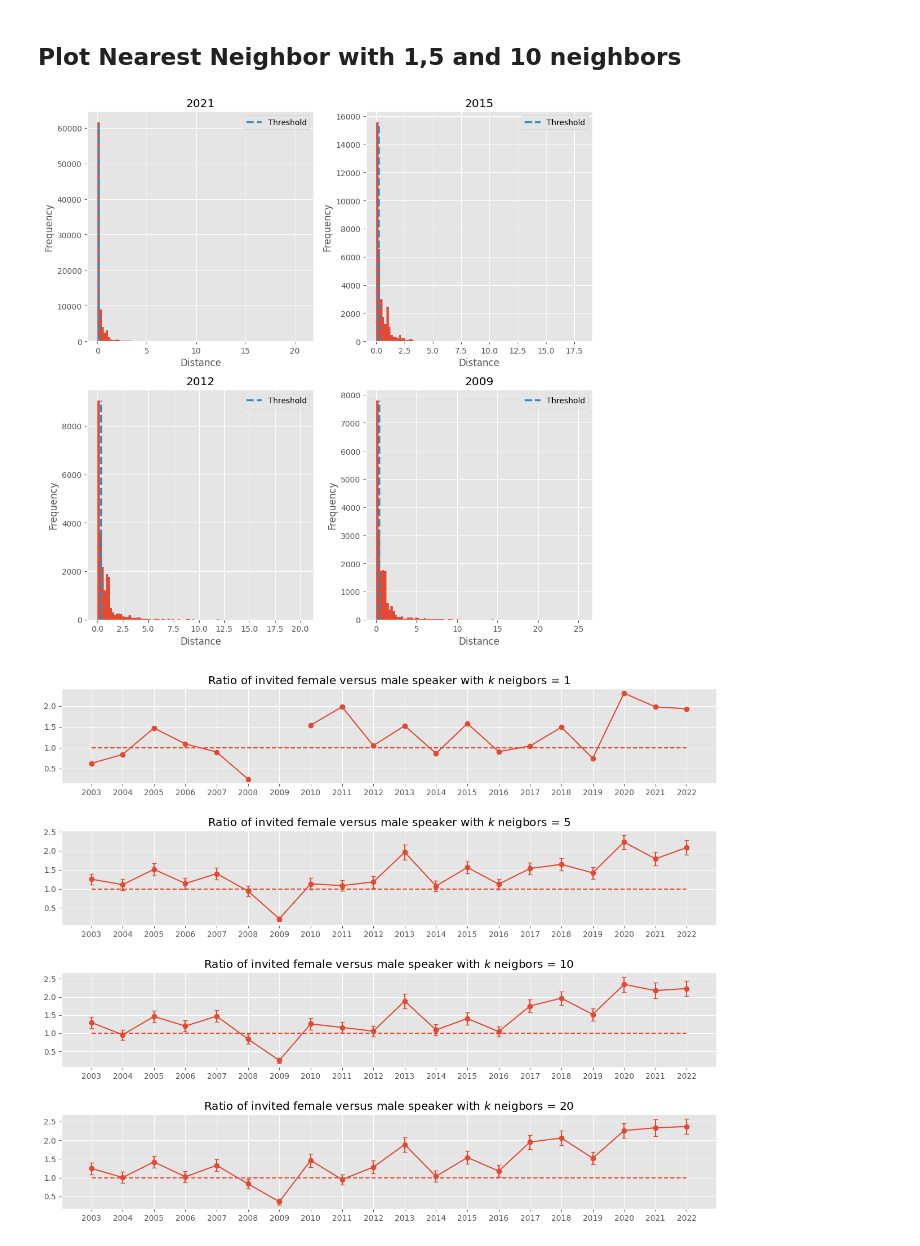
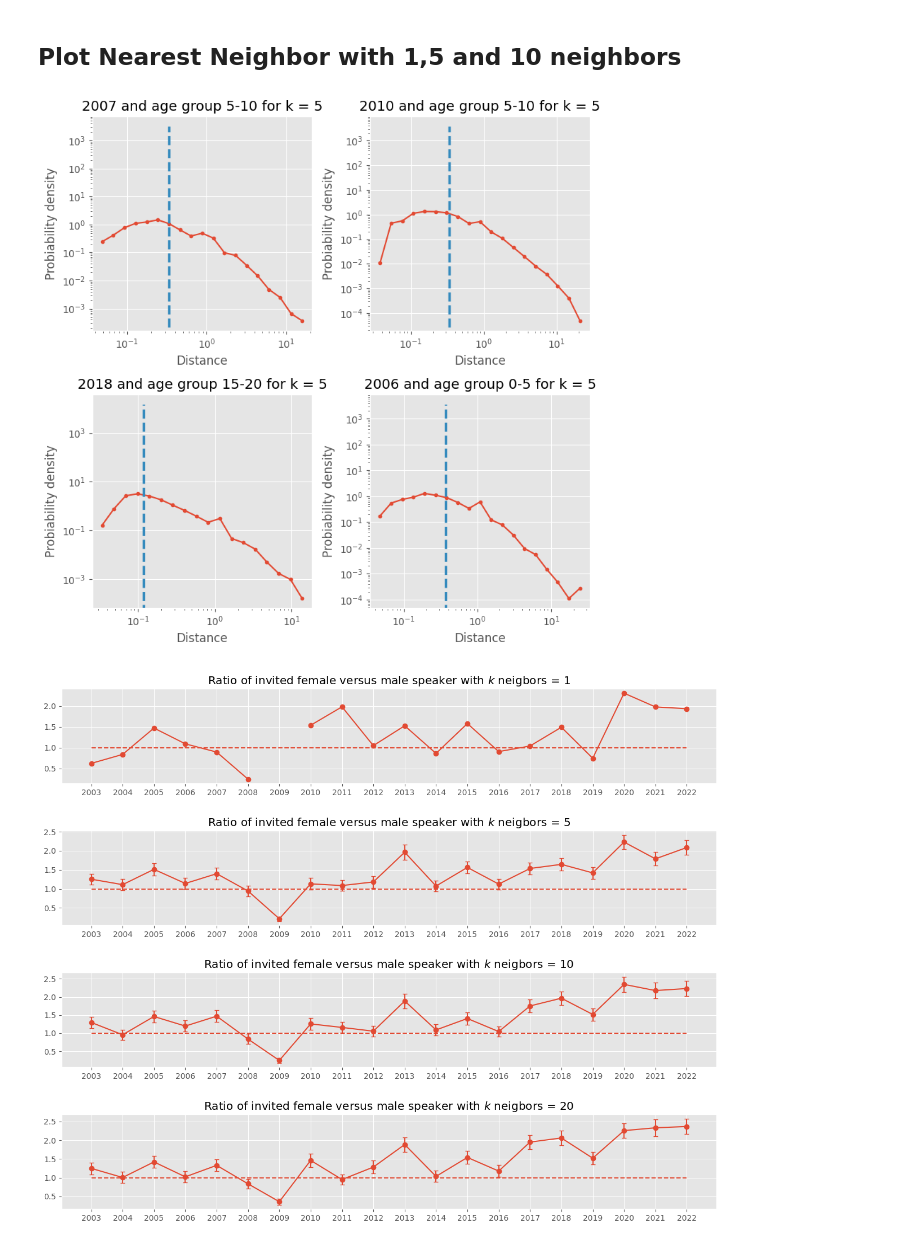
Before and after one commit to mariespedersen/Thesis_github, a Jupyter notebook: Similarity_Matching_NEW.ipynb, the cells around one changed output. Saved outputs shown, nothing was run; the diff lists cells and outputs as text; code cells hidden in the pictures.

Commit message:
log log plots

```diff
--- a/Similarity_Matching_NEW.ipynb
+++ b/Similarity_Matching_NEW.ipynb
@@ -88,30 +92,41 @@ def KNN_distance(df, k, q, ax=None):
 
     # Find threshold
     threshold = np.quantile(distances.flatten(),q=q)
+    # exlude distances = 0
+    distances = distances[distances != 0]
 
     # Use the provided subplot (if any)
     if ax is not None:
-        ax.hist(distances.flatten(),bins=100)
+        # Prepare data for log-log histogram
+        bins = np.logspace(np.log10(min(distances.flatten())), np.log10(max(distances.flatten())), 20)
+        hist,edges = np.histogram(distances.flatten(), bins=bins, density=True)
+        x = (edges[1:]+edges[:-1])/2.
+
+        xx,yy = zip(*[(i,j) for (i,j) in zip(x,hist) if j>0])
+
+        ax.plot(xx, yy,marker='.')
         height = max(np.histogram(distances.flatten(),bins=100)[0])
-        ax.vlines(threshold,0,height,colors="C1",linestyles="dashed",label='Threshold',linewidth=2.5)
-        ax.set_title(str(df['Year'].unique()[0]) + ' and age group ' + str(df['Age Group'].unique()[0]) + ' for k = ' + str(k) + ' and q = ' + str(q),fontsize=14)
+        ax.vlines(threshold,0,height,colors="C1",linestyles="dashed",label='Threshold: '+str(q*100)+'%' ,linewidth=2.5)
+        ax.set_title(str(df['Year'].unique()[0]) + ' and age group ' + str(df['Age Group'].unique()[0]) + ' for k = ' + str(k),fontsize=14)
         ax.set_xlabel('Distance')
-        ax.set_ylabel('Frequency')
-        ax.legend()
+        ax.set_ylabel('Probiability density')
+        ax.set_xscale('log')
+        ax.set_yscale('log')
+        # ax.legend()
         plt.tight_layout()
 # %% [markdown]
 ## Plot Nearest Neighbor with 1,5 and 10 neighbors
 # %%
 year_list = np.random.choice(range(2003,2023),size=4,replace=False)
-fig, axs = plt.subplots(2, 2, figsize=(10, 10))
+fig, axs = plt.subplots(2, 2, figsize=(8, 8))
 
 
 for id,year in enumerate(year_list):
     df_year = df[df['Year'] == year]
     ax = axs[id//2][id%2]
     KNN_distance(df_year,k=5, q=0.5, ax=ax) # write that k=5, q=0.5
 # %% [output]
-[figure, old version]
+[figure, new version]
 # %%
 plt.figure(figsize=(15, 12))
 plt.subplots_adjust(hspace=0.5)
```
Also changed, not shown: parts of 2 cells of this notebook.
